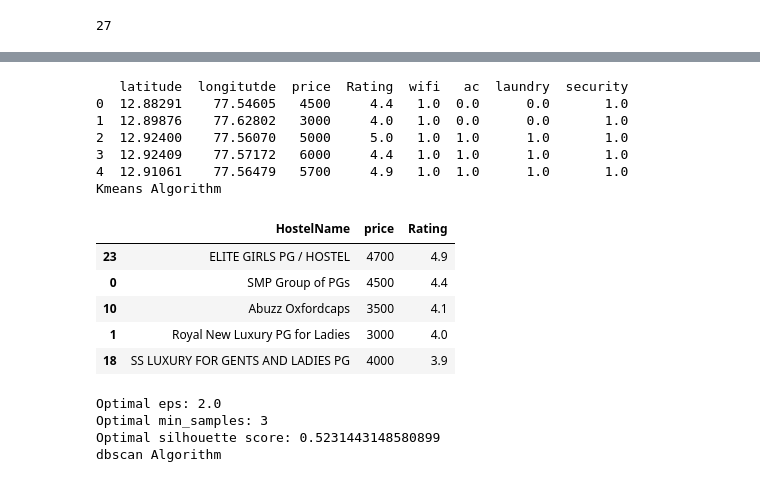
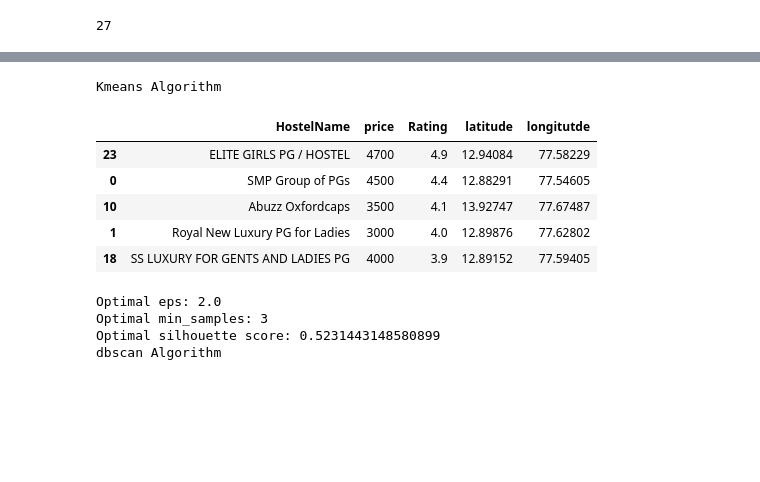
Before and after one commit to Laharishree/Final-Year-Project, a Jupyter notebook: dataCleaning.ipynb, the cells around one changed output, grey strips where cells are left out. Drawn from its saved outputs; the diff is of its cells as text; code cells hidden in the pictures; blank space fills up the shorter version.

```diff
--- a/dataCleaning.ipynb
+++ b/dataCleaning.ipynb
@@ -120,5 +120,3 @@ df.head(30)
 df1=df.drop('locality',axis='columns')[0:-2]
 df1.drop
 df1.head()
-# df1.to_csv("AFterClean.csv")
-df1=pd.read_csv("AFterClean.csv")
@@ -130,17 +135,13 @@ from sklearn.cluster import KMeans
 from sklearn.preprocessing import StandardScaler
 from sklearn.metrics import silhouette_score
 
-# Load data
-#data =df1
-
-# Select features
 features = ['latitude', 'longitutde', 'price', 'Rating', 'wifi', 'ac', 'laundry', 'security']
 
 # Preprocess data
 X = df1[features]
 #X = pd.get_dummies(X, columns=['review'])
 
-print(X.head())
+# print(X.head())
 
 scaler = StandardScaler()
 X_scaled = scaler.fit_transform(X)
@@ -154,50 +155,49 @@ for n_clusters in range(2, 10):
 
 
 optimal_n_clusters = np.argmax(silhouette_scores) + 2
+# print(optimal_n_clusters)
 
 
 
 # Perform clustering
 kmeans = KMeans(n_clusters=optimal_n_clusters, random_state=42)
 cluster_labels = kmeans.fit_predict(X_scaled)
 
 # Add cluster labels to original dataset
 df1['cluster'] = cluster_labels
 def recommend_hostels(latitude, longitude, price, wifi,ac,laundry, security,Rating):
     user_input = pd.DataFrame({
         'latitude': [latitude],
         'longitutde': [longitude],
         'price': [price],
         'Rating':[Rating],
         'wifi': [wifi],
         'ac': [ac],
         'laundry': [laundry],
         'security': [security]
     })
     #user_input = pd.get_dummies(user_input, columns=['wifi', 'ac', 'laundry', 'security'])
     user_input_scaled = scaler.transform(user_input)
     user_cluster = kmeans.predict(user_input_scaled)[0]
     recommended_hostels = df1[df1['cluster'] == user_cluster].sort_values('Rating', ascending=False)
-    return recommended_hostels[['HostelName', 'price', 'Rating']]
+
+
+
+    return recommended_hostels[['HostelName', 'price', 'Rating','latitude','longitutde']]
 
 # Example usage
 print("Kmeans Algorithm")
 
-recommend_hostels(latitude=12.87767, longitude=79.9996, price=8000, wifi= 0, ac=0, laundry= 1, security=1,Rating=3.7)
+
+recommend_hostels(latitude=12.7369852, longitude=77.985, price=8000, wifi= 0, ac=0, laundry= 1, security=1,Rating=3.7)
 # %% [output]
-   latitude  longitutde  price  Rating  wifi   ac  laundry  security
-0  12.88291    77.54605   4500     4.4   1.0  0.0      0.0       1.0
-1  12.89876    77.62802   3000     4.0   1.0  0.0      0.0       1.0
-2  12.92400    77.56070   5000     5.0   1.0  1.0      1.0       1.0
-3  12.92409    77.57172   6000     4.4   1.0  1.0      1.0       1.0
-4  12.91061    77.56479   5700     4.9   1.0  1.0      1.0       1.0
 Kmeans Algorithm
-|  | HostelName | price | Rating |
-| 23 | ELITE GIRLS PG / HOSTEL | 4700 | 4.9 |
-| 0 | SMP Group of PGs | 4500 | 4.4 |
-| 10 | Abuzz Oxfordcaps | 3500 | 4.1 |
-| 1 | Royal New Luxury PG for Ladies | 3000 | 4.0 |
-| 18 | SS LUXURY FOR GENTS AND LADIES PG | 4000 | 3.9 |
+|  | HostelName | price | Rating | latitude | longitutde |
+| 23 | ELITE GIRLS PG / HOSTEL | 4700 | 4.9 | 12.94084 | 77.58229 |
+| 0 | SMP Group of PGs | 4500 | 4.4 | 12.88291 | 77.54605 |
+| 10 | Abuzz Oxfordcaps | 3500 | 4.1 | 13.92747 | 77.67487 |
+| 1 | Royal New Luxury PG for Ladies | 3000 | 4.0 | 12.89876 | 77.62802 |
+| 18 | SS LUXURY FOR GENTS AND LADIES PG | 4000 | 3.9 | 12.89152 | 77.59405 |
 # %%
 # Import required libraries
 import pandas as pd
```
Also changed, not shown: parts of 1 cell of this notebook, 9 other files.
